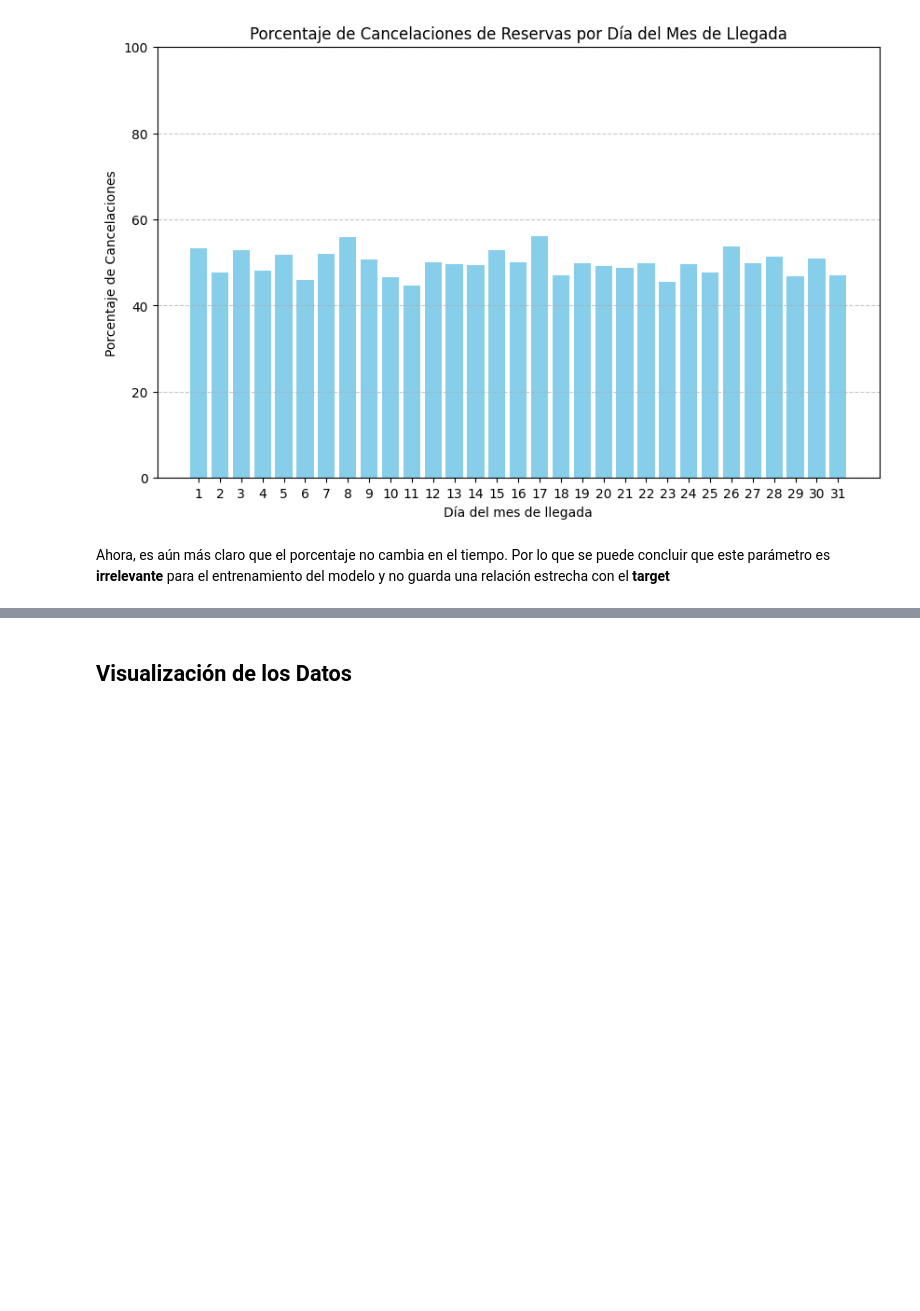
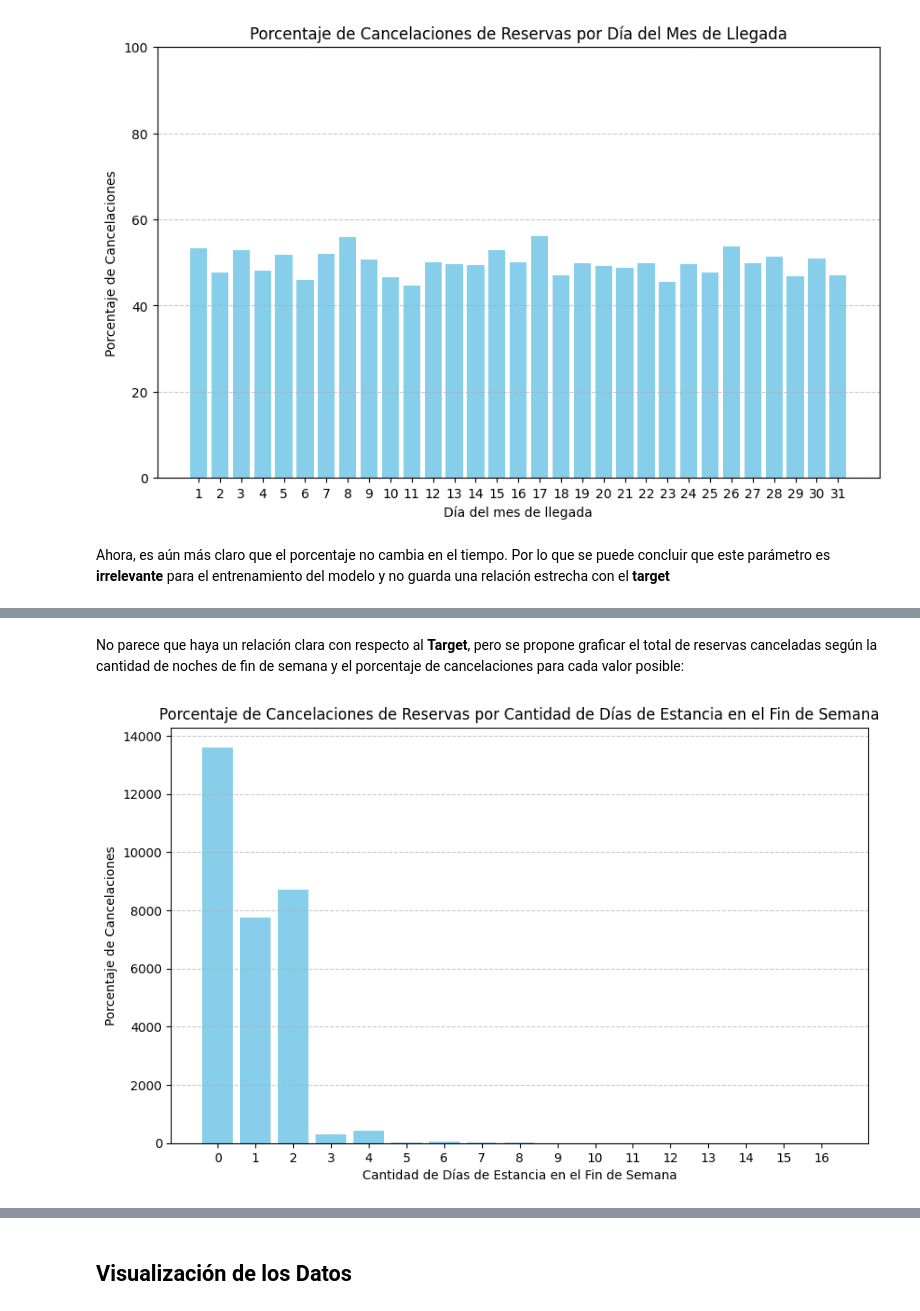
Before and after one commit to InspectorDave/OrgaDeDatos-TPs, a Jupyter notebook: 7506R_TP1_GRUPO11_CHP1_ENTREGA.ipynb, the cells around one changed output, grey strips where cells are left out. Cells and saved outputs as stored; diff of their text form; code cells hidden in the pictures; blank space fills up the shorter version.

Commit message:
stays_in_weeknd_nights

```diff
--- a/7506R_TP1_GRUPO11_CHP1_ENTREGA.ipynb
+++ b/7506R_TP1_GRUPO11_CHP1_ENTREGA.ipynb
@@ -543,0 +575,16 @@ Ahora, es aún más claro que el porcentaje no cambia en el tiempo. Por lo que s
+# %% [markdown]
+No parece que haya un relación clara con respecto al **Target**, pero se propone graficar el total de reservas canceladas según la cantidad de noches de fin de semana y el porcentaje de cancelaciones para cada valor posible:
+# %%
+cancelled_reservations = hotels_df[hotels_df['is_canceled'] == 1]
+cancelations_by_weekend_nights = cancelled_reservations['stays_in_weekend_nights'].value_counts().sort_index()
+
+plt.figure(figsize=(10, 6))
+plt.bar(cancelations_by_weekend_nights.index, cancelations_by_weekend_nights.values, color='skyblue')
+plt.xlabel('Cantidad de Días de Estancia en el Fin de Semana')
+plt.ylabel('Porcentaje de Cancelaciones')
+plt.title('Porcentaje de Cancelaciones de Reservas por Cantidad de Días de Estancia en el Fin de Semana')
+plt.xticks(range(max(cancelations_by_weekend_nights.index) + 1))
+plt.grid(axis='y', linestyle='--', alpha=0.7)
+plt.show()
+# %% [output]
+[figure, added]
```
Also changed, not shown: parts of 7 cells of this notebook.
